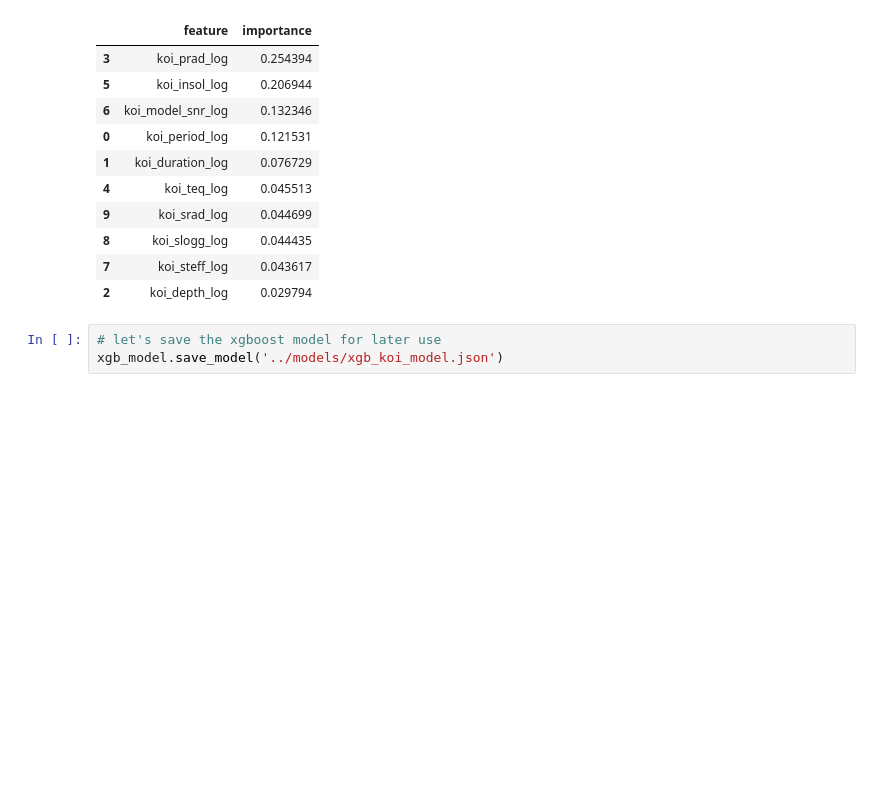
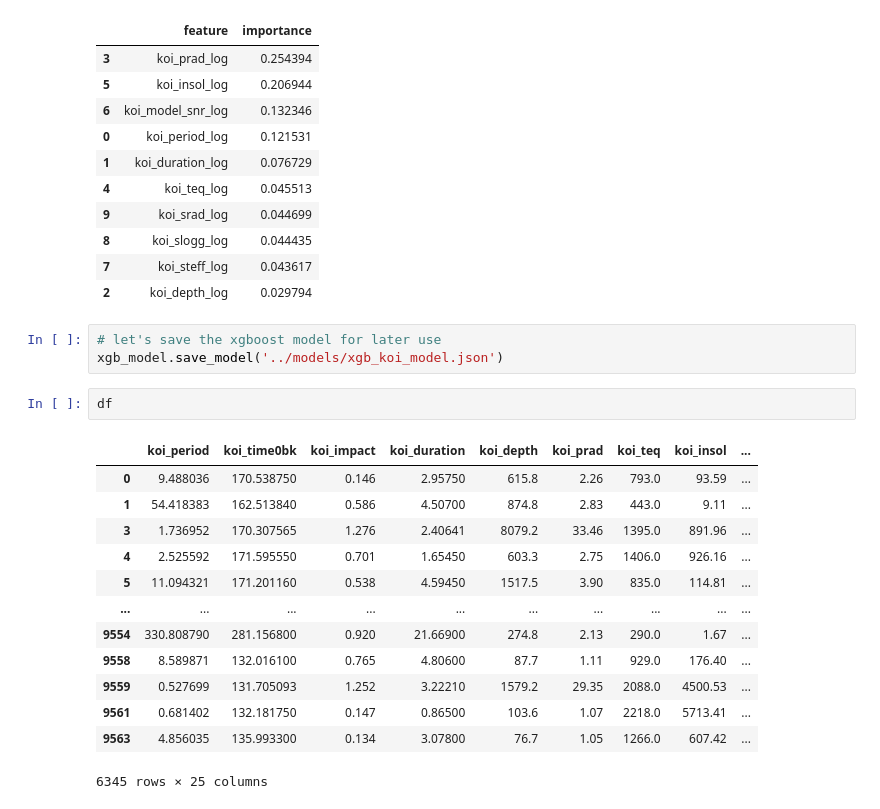
Before and after one commit to russpenska/spaceapps-exoplanets, a Jupyter notebook: src/exploring_koi.ipynb, the cells around one changed output. Saved outputs shown, nothing was run; the diff lists cells and outputs as text; blank space fills up the shorter version.

```diff
--- a/src/exploring_koi.ipynb
+++ b/src/exploring_koi.ipynb
@@ -318,3 +321,19 @@ pd.DataFrame({'feature': selected_features, 'importance': importances}).sort_val
 # %%
 # let's save the xgboost model for later use
 xgb_model.save_model('../models/xgb_koi_model.json')
+# %%
+df
+# %% [output]
+|  | koi_period | koi_time0bk | koi_impact | koi_duration | koi_depth | koi_prad | koi_teq | koi_insol | ... |
+| 0 | 9.488036 | 170.538750 | 0.146 | 2.95750 | 615.8 | 2.26 | 793.0 | 93.59 | ... |
+| 1 | 54.418383 | 162.513840 | 0.586 | 4.50700 | 874.8 | 2.83 | 443.0 | 9.11 | ... |
+| 3 | 1.736952 | 170.307565 | 1.276 | 2.40641 | 8079.2 | 33.46 | 1395.0 | 891.96 | ... |
+| 4 | 2.525592 | 171.595550 | 0.701 | 1.65450 | 603.3 | 2.75 | 1406.0 | 926.16 | ... |
+| 5 | 11.094321 | 171.201160 | 0.538 | 4.59450 | 1517.5 | 3.90 | 835.0 | 114.81 | ... |
+| ... | ... | ... | ... | ... | ... | ... | ... | ... | ... |
+| 9554 | 330.808790 | 281.156800 | 0.920 | 21.66900 | 274.8 | 2.13 | 290.0 | 1.67 | ... |
+| 9558 | 8.589871 | 132.016100 | 0.765 | 4.80600 | 87.7 | 1.11 | 929.0 | 176.40 | ... |
+| 9559 | 0.527699 | 131.705093 | 1.252 | 3.22210 | 1579.2 | 29.35 | 2088.0 | 4500.53 | ... |
+| 9561 | 0.681402 | 132.181750 | 0.147 | 0.86500 | 103.6 | 1.07 | 2218.0 | 5713.41 | ... |
+| 9563 | 4.856035 | 135.993300 | 0.134 | 3.07800 | 76.7 | 1.05 | 1266.0 | 607.42 | ... |
+6345 rows × 25 columns
```
Also changed, not shown: parts of 2 cells of this notebook, 4 other files.
